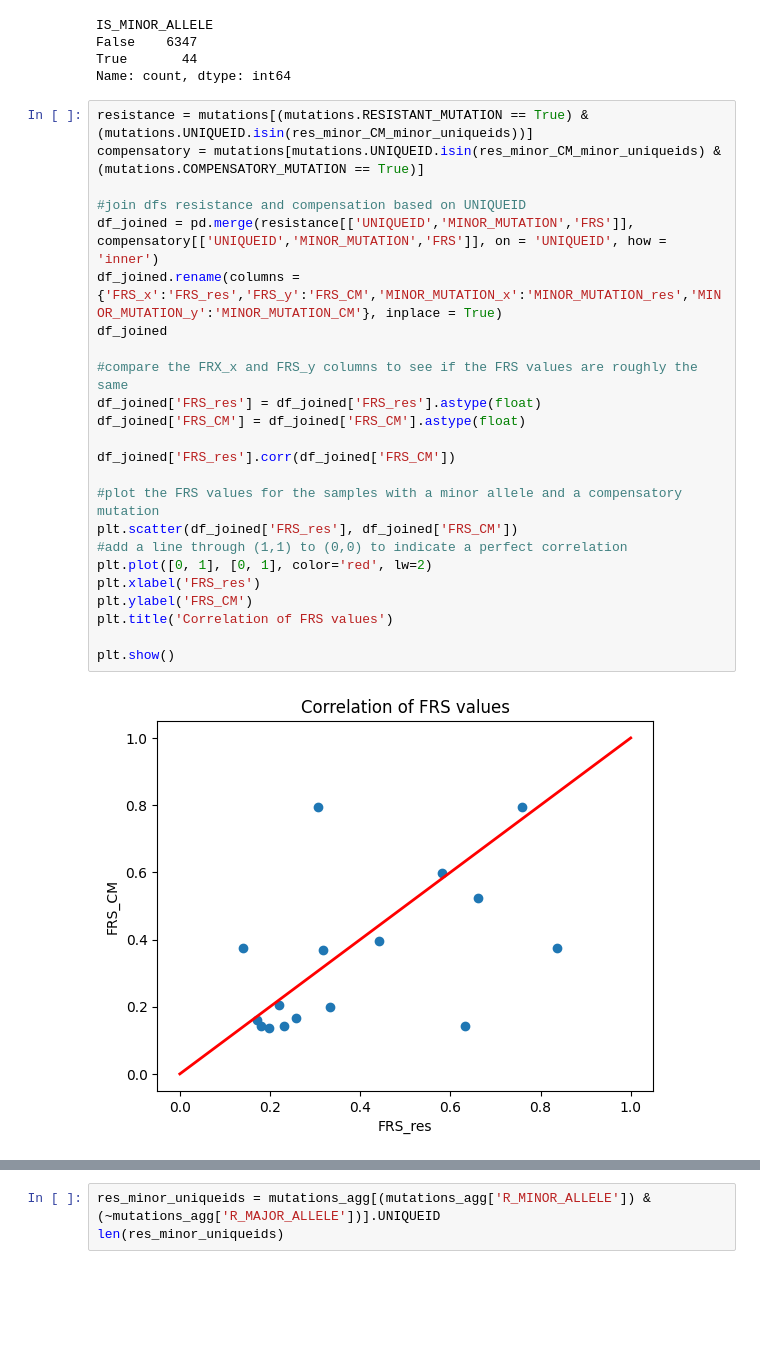
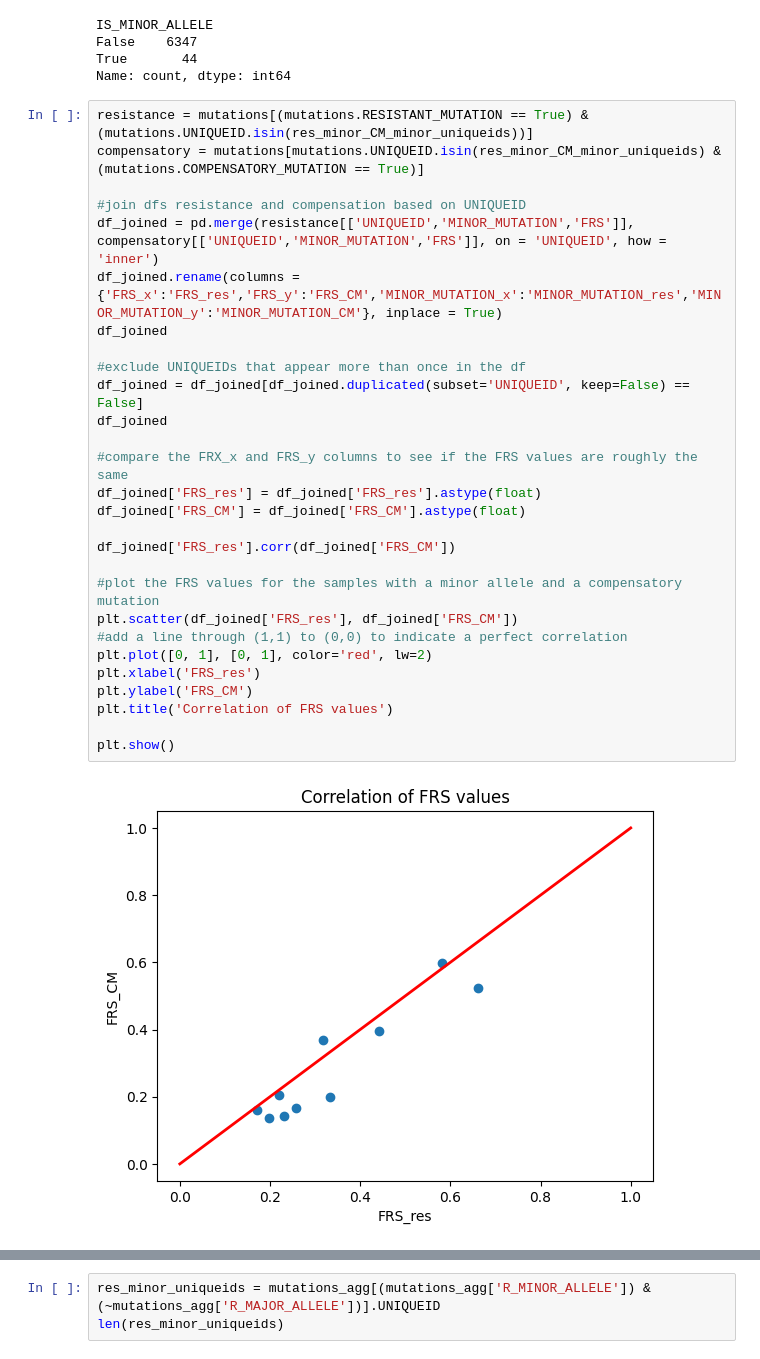
Before and after one commit to fowler-lab/tb-rnap-subpopulations, a Jupyter notebook: Reproduce_Figures_clean.ipynb, the cells around one changed output, grey strips where cells are left out. Saved outputs shown, nothing was run; the diff lists cells and outputs as text; blank space fills up the shorter version.

```diff
--- a/Reproduce_Figures_clean.ipynb
+++ b/Reproduce_Figures_clean.ipynb
@@ -627,29 +631,33 @@ Name: count, dtype: int64
 # %%
 resistance = mutations[(mutations.RESISTANT_MUTATION == True) & (mutations.UNIQUEID.isin(res_minor_CM_minor_uniqueids))]
 compensatory = mutations[mutations.UNIQUEID.isin(res_minor_CM_minor_uniqueids) & (mutations.COMPENSATORY_MUTATION == True)]
 
 #join dfs resistance and compensation based on UNIQUEID
 df_joined = pd.merge(resistance[['UNIQUEID','MINOR_MUTATION','FRS']], compensatory[['UNIQUEID','MINOR_MUTATION','FRS']], on = 'UNIQUEID', how = 'inner')
 df_joined.rename(columns = {'FRS_x':'FRS_res','FRS_y':'FRS_CM','MINOR_MUTATION_x':'MINOR_MUTATION_res','MINOR_MUTATION_y':'MINOR_MUTATION_CM'}, inplace = True)
+df_joined
+
+#exclude UNIQUEIDs that appear more than once in the df
+df_joined = df_joined[df_joined.duplicated(subset='UNIQUEID', keep=False) == False]
 df_joined
 
 #compare the FRX_x and FRS_y columns to see if the FRS values are roughly the same
 df_joined['FRS_res'] = df_joined['FRS_res'].astype(float)
 df_joined['FRS_CM'] = df_joined['FRS_CM'].astype(float)
 
 df_joined['FRS_res'].corr(df_joined['FRS_CM'])
 
 #plot the FRS values for the samples with a minor allele and a compensatory mutation
 plt.scatter(df_joined['FRS_res'], df_joined['FRS_CM'])
 #add a line through (1,1) to (0,0) to indicate a perfect correlation
 plt.plot([0, 1], [0, 1], color='red', lw=2)
 plt.xlabel('FRS_res')
 plt.ylabel('FRS_CM')
 plt.title('Correlation of FRS values')
 
 plt.show()
 # %% [output]
-[figure, old version]
+[figure, new version]
 # %%
 #calculate correlation score
 from scipy.stats import pearsonr
```
Also changed, not shown: parts of 25 cells of this notebook, 2 other files.
